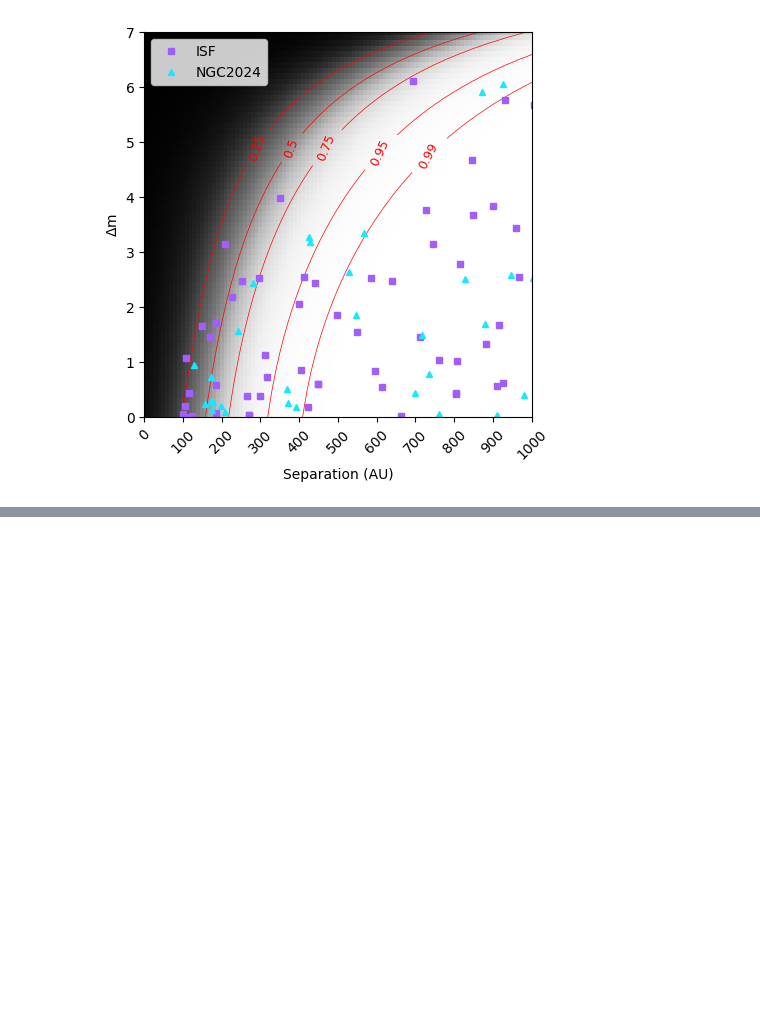
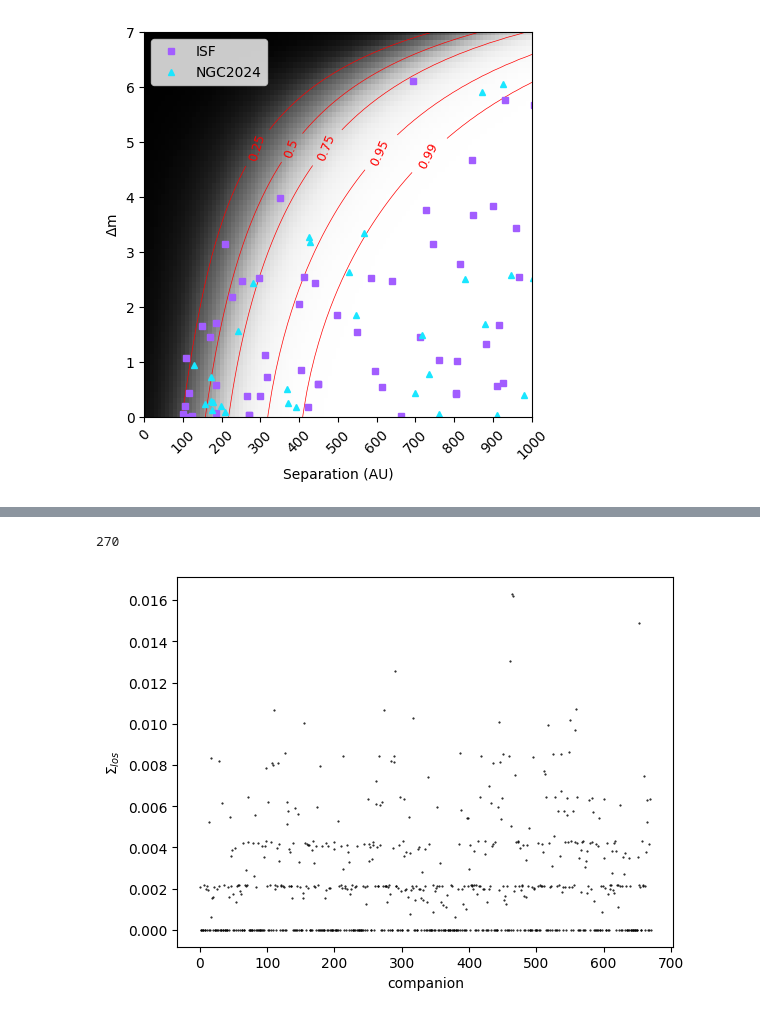
Before and after one commit to PrabhaniR/Artificial_Star_Test, a Jupyter notebook: CF - Probability.ipynb, the cells around one changed output, grey strips where cells are left out. Drawn from its saved outputs; the diff is of its cells as text; code cells hidden in the pictures; blank space fills up the shorter version.

```diff
--- a/CF - Probability.ipynb
+++ b/CF - Probability.ipynb
@@ -382,0 +430,15 @@ ax.plot(P_r(100, 1000, 1))
+# %%
+N_cand = 92
+r1, r2 = 100, 1000
+r3, r4 = 2000, 5000
+O_cont = np.pi*(r4**2 - r3**2)
+sig = N_cont_arr/O_cont * np.pi * (r2**2 - r1**2)
+# %%
+plt.subplots()
+plt.plot(sig, '.k', ms=1)
+plt.xlabel('companion')
+plt.ylabel('$\Sigma_{los}$')
+print(len(sig[sig==0]))
+# %% [output]
+270
+[figure, added]
```
Also changed, not shown: parts of 10 cells of this notebook.
